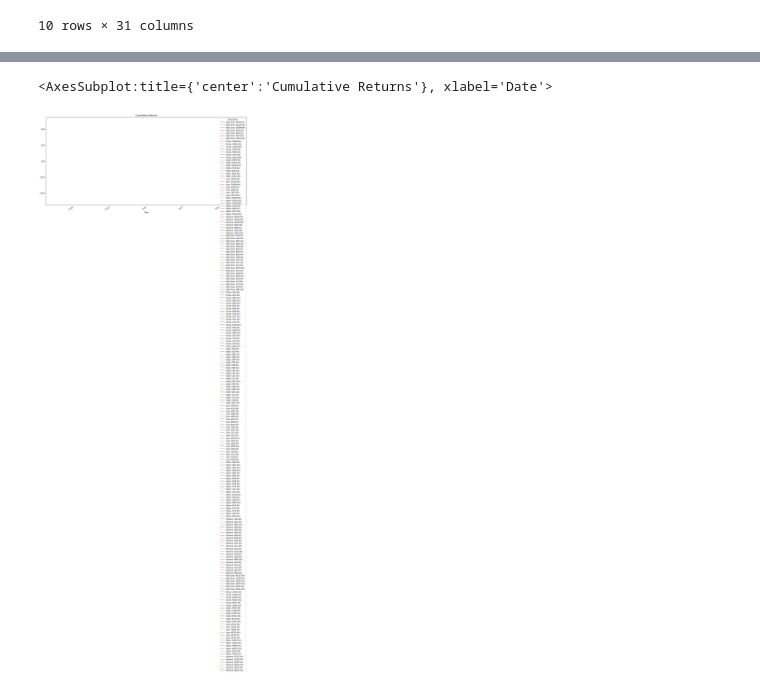
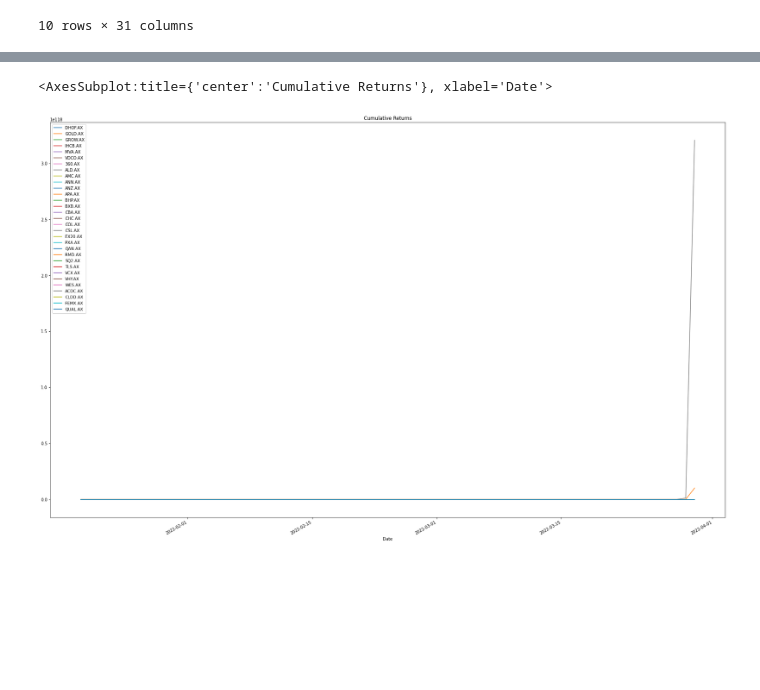
Before and after one commit to JimP315/PossibleAPI, a Jupyter notebook: PossibleAPI.ipynb, the cells around one changed output, grey strips where cells are left out. Cells and saved outputs as stored; diff of their text form; code cells hidden in the pictures; blank space fills up the shorter version.

```diff
--- a/PossibleAPI.ipynb
+++ b/PossibleAPI.ipynb
@@ -75,8 +128,8 @@ array([<AxesSubplot:xlabel='Date'>, <AxesSubplot:xlabel='Date'>,
 # %%
-cumulative_returns = (1 + Possible_df).cumprod()
+cumulative_returns = (1 + close_df).cumprod()
 
 # Plot cumulative returns
-cumulative_returns.plot(figsize=(20, 10), title="Cumulative Returns")
+cumulative_returns.plot(figsize=(30, 20), title="Cumulative Returns")
 # %% [output]
 <AxesSubplot:title={'center':'Cumulative Returns'}, xlabel='Date'>
-[figure, old version]
+[figure, new version]
```
Also changed, not shown: parts of 5 cells of this notebook.
